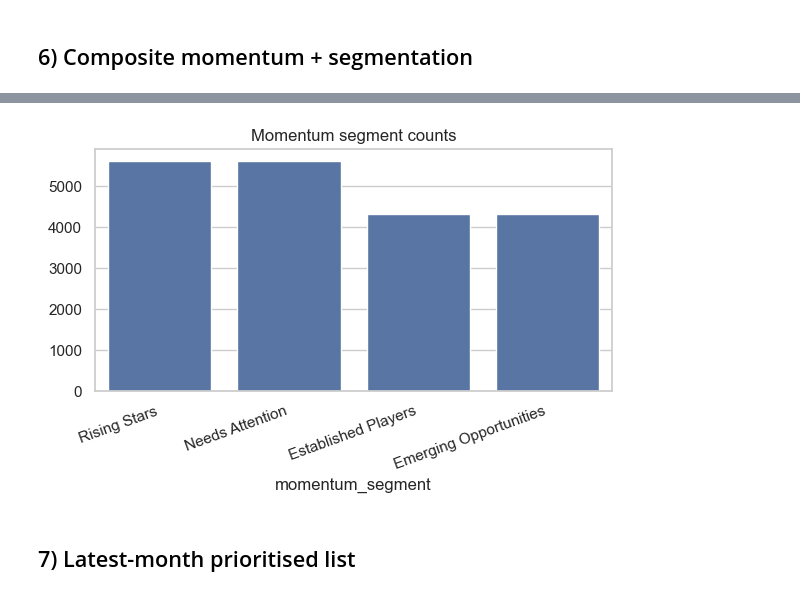
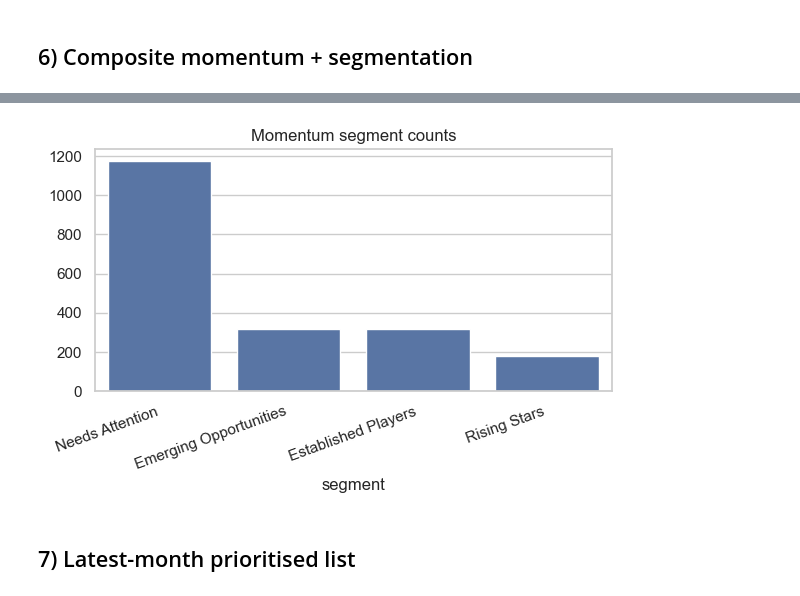
Before and after one commit to liyunling2/OPE, a Jupyter notebook: _2_feature_engineering+momentum/start/momentum.ipynb, the cells around one changed output, grey strips where cells are left out. Drawn from its saved outputs; the diff is of its cells as text; code cells hidden in the pictures.

```diff
--- a/_2_feature_engineering+momentum/start/momentum.ipynb
+++ b/_2_feature_engineering+momentum/start/momentum.ipynb
@@ -613,0 +611,8 @@ restaurants_agg
+# %%
+# 1. CALIBRATED PERFORMANCE SCORE (Log-Scale is Mandatory)
+# ---------------------------------------------------------
+# Use Log because Max (447) >> Median (3)
+restaurants_agg_active['log_bookings'] = np.log1p(restaurants_agg_active['monthly_bookings'])
+restaurants_agg_active['log_rev'] = np.log1p(restaurants_agg_active['monthly_revenue'])
+
+restaurants_agg_active[['log_bookings', 'log_rev']].describe()
@@ -661,0 +785,18 @@ restaurants_agg[["momentum_score","momentum_segment"]].head()
+# %%
+# 2. Create "Previous Month" versions of your Key Metrics
+cols_to_shift = [
+    'booking_growth_rolling', 'revenue_growth_rolling', # Speed
+    'log_bookings', 'log_rev'                           # Size
+]
+
+for col in cols_to_shift:
+    restaurants_agg_active[f'{col}_prev'] = restaurants_agg_active.groupby("name")[col].shift(1).replace(np.nan, 0.0)
+
+# 3. Calculate the "Delta" (Change in position)
+# How much did their speed change? (Acceleration)
+restaurants_agg_active['delta_growth_book'] = restaurants_agg_active['booking_growth_rolling'] - restaurants_agg_active['booking_growth_rolling_prev']
+restaurants_agg_active['delta_growth_rev'] = restaurants_agg_active['revenue_growth_rolling'] - restaurants_agg_active['revenue_growth_rolling_prev']
+
+# How much did their size change? (Expansion)
+restaurants_agg_active['delta_size_book'] = restaurants_agg_active['log_bookings'] - restaurants_agg_active['log_bookings_prev']
+restaurants_agg_active['delta_size_rev'] = restaurants_agg_active['log_rev'] - restaurants_agg_active['log_rev_prev']
@@ -662,11 +896,13 @@ restaurants_agg[["momentum_score","momentum_segment"]].head()
 # %%
-# Segment counts
+latest['segment'] = latest.apply(get_segment, axis=1)
+ # Segment counts
 plt.figure(figsize=(6, 4))
-segment_counts = restaurants_agg["momentum_segment"].value_counts()
+segment_counts = latest['segment'].value_counts()
 sns.barplot(x=segment_counts.index, y=segment_counts.values)
 plt.title("Momentum segment counts")
 plt.xticks(rotation=20, ha="right")
 plt.tight_layout()
+plt.show()
 # %% [output]
-[figure, old version]
+[figure, new version]
 # %%
```
Also changed, not shown: parts of 29 cells of this notebook, 4 other files.
